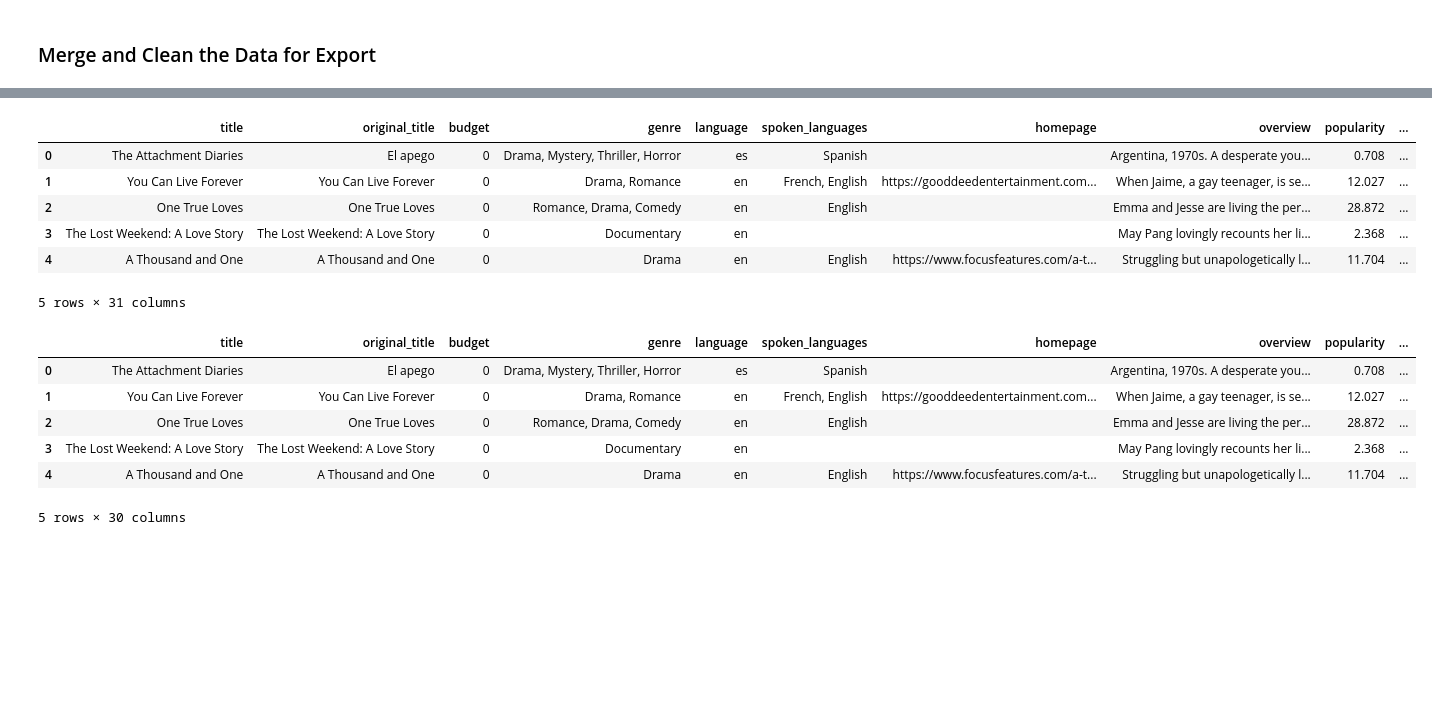
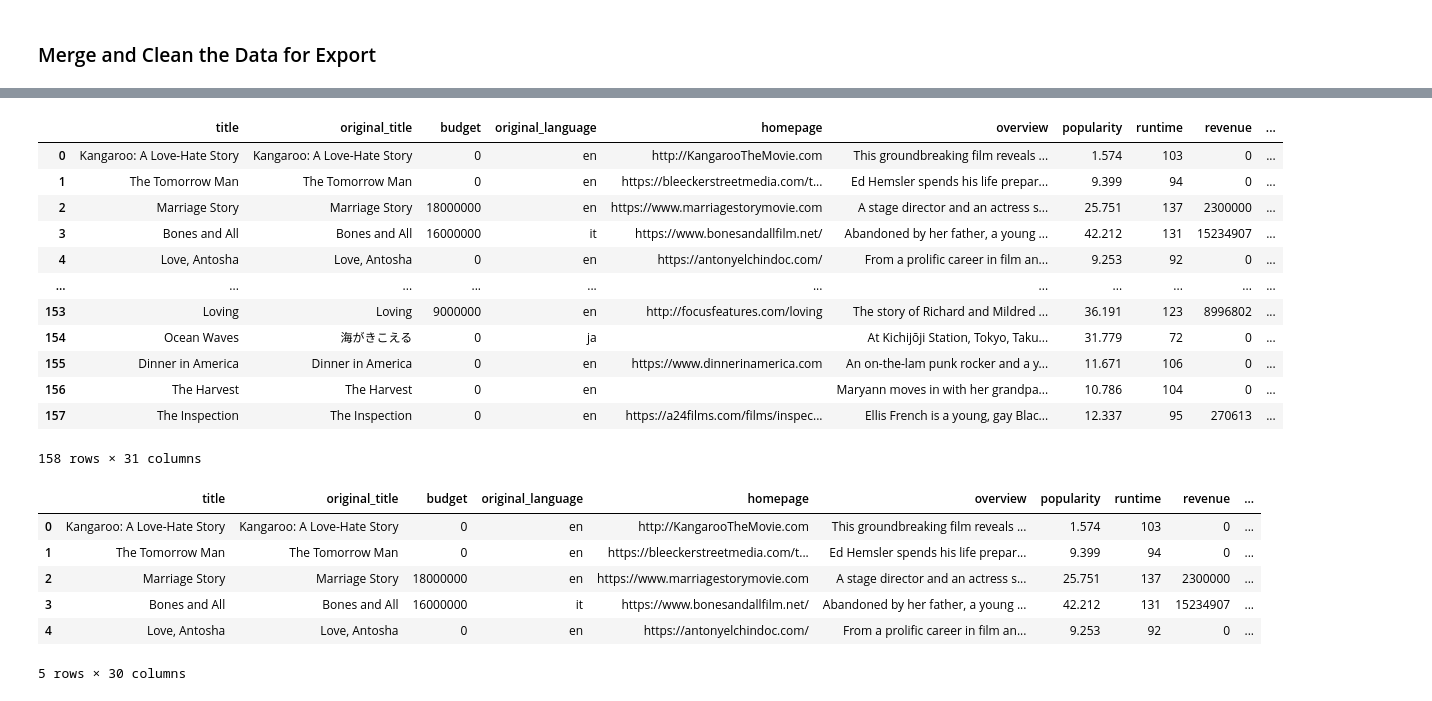
Before and after one commit to mikeyms1/data-sourcing-challenge, a Jupyter notebook: retrieve_movie_data.ipynb, the cells around one changed output, grey strips where cells are left out. Cells and saved outputs as stored; diff of their text form; code cells hidden in the pictures; blank space fills up the shorter version.

```diff
--- a/retrieve_movie_data.ipynb
+++ b/retrieve_movie_data.ipynb
@@ -246,4 +208,17 @@ Name: keywords, Length: 200, dtype: object
 # %%
 # Create a list from the "title" column using to_list()
 # These titles will be used in the query for The Movie Database
+titles = reviews_df['title'].to_list()
+titles
+
+#This function remove commas in the title, only if they are in the last postion
+def remove_trailing_comma(text):
+    if text.endswith(','):
+        return text.rstrip(',')
+    return text
+titles_cleaned = []
+for text in titles:
+    titles_cleaned.append(remove_trailing_comma(text))
+
+titles_cleaned
 # %% [output]
@@ -267,3 +242,6 @@ Name: keywords, Length: 200, dtype: object
+# %%
+#update title with titles that have trailing comma removed
+reviews_df['title'] = titles_cleaned
 # %% [markdown]
 ### Access The Movie Database API
 # %%
@@ -357,4 +363,6 @@ Kedi,’ Rekindling a ‘Love of Life not found.
 ]
 # %%
 # Convert the results to a DataFrame
+tmdb_movies_list_df = pd.DataFrame(tmdb_movies_list)
+tmdb_movies_list_df
 # %% [output]
@@ -375,4 +383,6 @@ Kedi,’ Rekindling a ‘Love of Life not found.
 ### Merge and Clean the Data for Export
 # %%
 # Merge the New York Times reviews and TMDB DataFrames on title
+merged_df = pd.merge(tmdb_movies_list_df,reviews_df, on='title',how='left')
+merged_df
 # %% [output]
@@ -392,27 +402,35 @@ Kedi,’ Rekindling a ‘Love of Life not found.
 # %%
 # Remove list brackets and quotation marks on the columns containing lists
 # Create a list of the columns that need fixing
-
+columns_to_fix = ['genres','spoken_languages','production_countries']
 
 # Create a list of characters to remove
-
+character_to_remove = ['[',']']
 
 # Loop through the list of columns to fix
-
+for column in columns_to_fix:
     # Convert the column to type 'str'
-
+    merged_df[column] = merged_df[column].astype(str)
 
     # Loop through characters to remove
-
+    for line in merged_df[column]:
+        merged_df[column] = merged_df[column].str.replace(r"\[|\]|\u2018|\u2019|'", '', regex=True)
 
 # Display the fixed DataFrame
+merged_df
 # %% [output]
-|  | title | original_title | budget | genre | language | spoken_languages | homepage | overview | popularity | ... |
-| 0 | The Attachment Diaries | El apego | 0 | Drama, Mystery, Thriller, Horror | es | Spanish |  | Argentina, 1970s. A desperate you... | 0.708 | ... |
-| 1 | You Can Live Forever | You Can Live Forever | 0 | Drama, Romance | en | French, English | https://gooddeedentertainment.com... | When Jaime, a gay teenager, is se... | 12.027 | ... |
-| 2 | One True Loves | One True Loves | 0 | Romance, Drama, Comedy | en | English |  | Emma and Jesse are living the per... | 28.872 | ... |
-| 3 | The Lost Weekend: A Love Story | The Lost Weekend: A Love Story | 0 | Documentary | en |  |  | May Pang lovingly recounts her li... | 2.368 | ... |
-| 4 | A Thousand and One | A Thousand and One | 0 | Drama | en | English | https://www.focusfeatures.com/a-t... | Struggling but unapologetically l... | 11.704 | ... |
+|  | title | original_title | budget | original_language | homepage | overview | popularity | runtime | revenue | ... |
+| 0 | Kangaroo: A Love-Hate Story | Kangaroo: A Love-Hate Story | 0 | en | http://KangarooTheMovie.com | This groundbreaking film reveals ... | 1.574 | 103 | 0 | ... |
+| 1 | The Tomorrow Man | The Tomorrow Man | 0 | en | https://bleeckerstreetmedia.com/t... | Ed Hemsler spends his life prepar... | 9.399 | 94 | 0 | ... |
+| 2 | Marriage Story | Marriage Story | 18000000 | en | https://www.marriagestorymovie.com | A stage director and an actress s... | 25.751 | 137 | 2300000 | ... |
+| 3 | Bones and All | Bones and All | 16000000 | it | https://www.bonesandallfilm.net/ | Abandoned by her father, a young ... | 42.212 | 131 | 15234907 | ... |
+| 4 | Love, Antosha | Love, Antosha | 0 | en | https://antonyelchindoc.com/ | From a prolific career in film an... | 9.253 | 92 | 0 | ... |
+| ... | ... | ... | ... | ... | ... | ... | ... | ... | ... | ... |
+| 153 | Loving | Loving | 9000000 | en | http://focusfeatures.com/loving | The story of Richard and Mildred ... | 36.191 | 123 | 8996802 | ... |
+| 154 | Ocean Waves | 海がきこえる | 0 | ja |  | At Kichijōji Station, Tokyo, Taku... | 31.779 | 72 | 0 | ... |
+| 155 | Dinner in America | Dinner in America | 0 | en | https://www.dinnerinamerica.com | An on-the-lam punk rocker and a y... | 11.671 | 106 | 0 | ... |
+| 156 | The Harvest | The Harvest | 0 | en |  | Maryann moves in with her grandpa... | 10.786 | 104 | 0 | ... |
+| 157 | The Inspection | The Inspection | 0 | en | https://a24films.com/films/inspec... | Ellis French is a young, gay Blac... | 12.337 | 95 | 270613 | ... |
-5 rows × 31 columns
+158 rows × 31 columns
 # %%
 # Drop "byline.person" column
@@ -419,12 +438,14 @@ Kedi,’ Rekindling a ‘Love of Life not found.
 # %%
 # Delete duplicate rows and reset index
+cleaned_merged_df = merged_df.drop_duplicates().reset_index(drop=True)
+cleaned_merged_df.head()
 # %% [output]
-|  | title | original_title | budget | genre | language | spoken_languages | homepage | overview | popularity | ... |
-| 0 | The Attachment Diaries | El apego | 0 | Drama, Mystery, Thriller, Horror | es | Spanish |  | Argentina, 1970s. A desperate you... | 0.708 | ... |
-| 1 | You Can Live Forever | You Can Live Forever | 0 | Drama, Romance | en | French, English | https://gooddeedentertainment.com... | When Jaime, a gay teenager, is se... | 12.027 | ... |
-| 2 | One True Loves | One True Loves | 0 | Romance, Drama, Comedy | en | English |  | Emma and Jesse are living the per... | 28.872 | ... |
-| 3 | The Lost Weekend: A Love Story | The Lost Weekend: A Love Story | 0 | Documentary | en |  |  | May Pang lovingly recounts her li... | 2.368 | ... |
-| 4 | A Thousand and One | A Thousand and One | 0 | Drama | en | English | https://www.focusfeatures.com/a-t... | Struggling but unapologetically l... | 11.704 | ... |
+|  | title | original_title | budget | original_language | homepage | overview | popularity | runtime | revenue | ... |
+| 0 | Kangaroo: A Love-Hate Story | Kangaroo: A Love-Hate Story | 0 | en | http://KangarooTheMovie.com | This groundbreaking film reveals ... | 1.574 | 103 | 0 | ... |
+| 1 | The Tomorrow Man | The Tomorrow Man | 0 | en | https://bleeckerstreetmedia.com/t... | Ed Hemsler spends his life prepar... | 9.399 | 94 | 0 | ... |
+| 2 | Marriage Story | Marriage Story | 18000000 | en | https://www.marriagestorymovie.com | A stage director and an actress s... | 25.751 | 137 | 2300000 | ... |
+| 3 | Bones and All | Bones and All | 16000000 | it | https://www.bonesandallfilm.net/ | Abandoned by her father, a young ... | 42.212 | 131 | 15234907 | ... |
+| 4 | Love, Antosha | Love, Antosha | 0 | en | https://antonyelchindoc.com/ | From a prolific career in film an... | 9.253 | 92 | 0 | ... |
 5 rows × 30 columns
 # %%
 # Export data to CSV without the index
```
Also changed, not shown: parts of 14 cells of this notebook.
